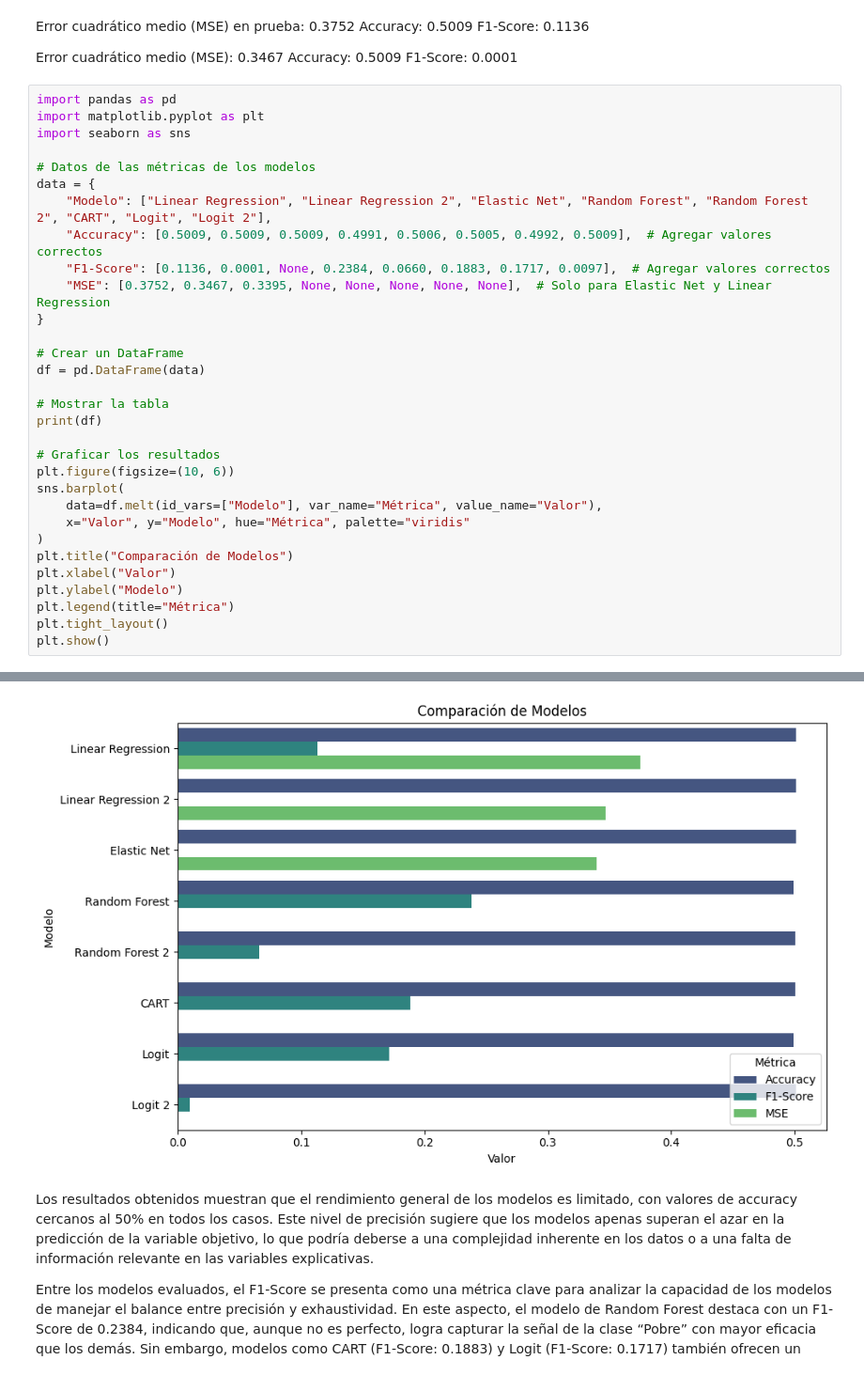
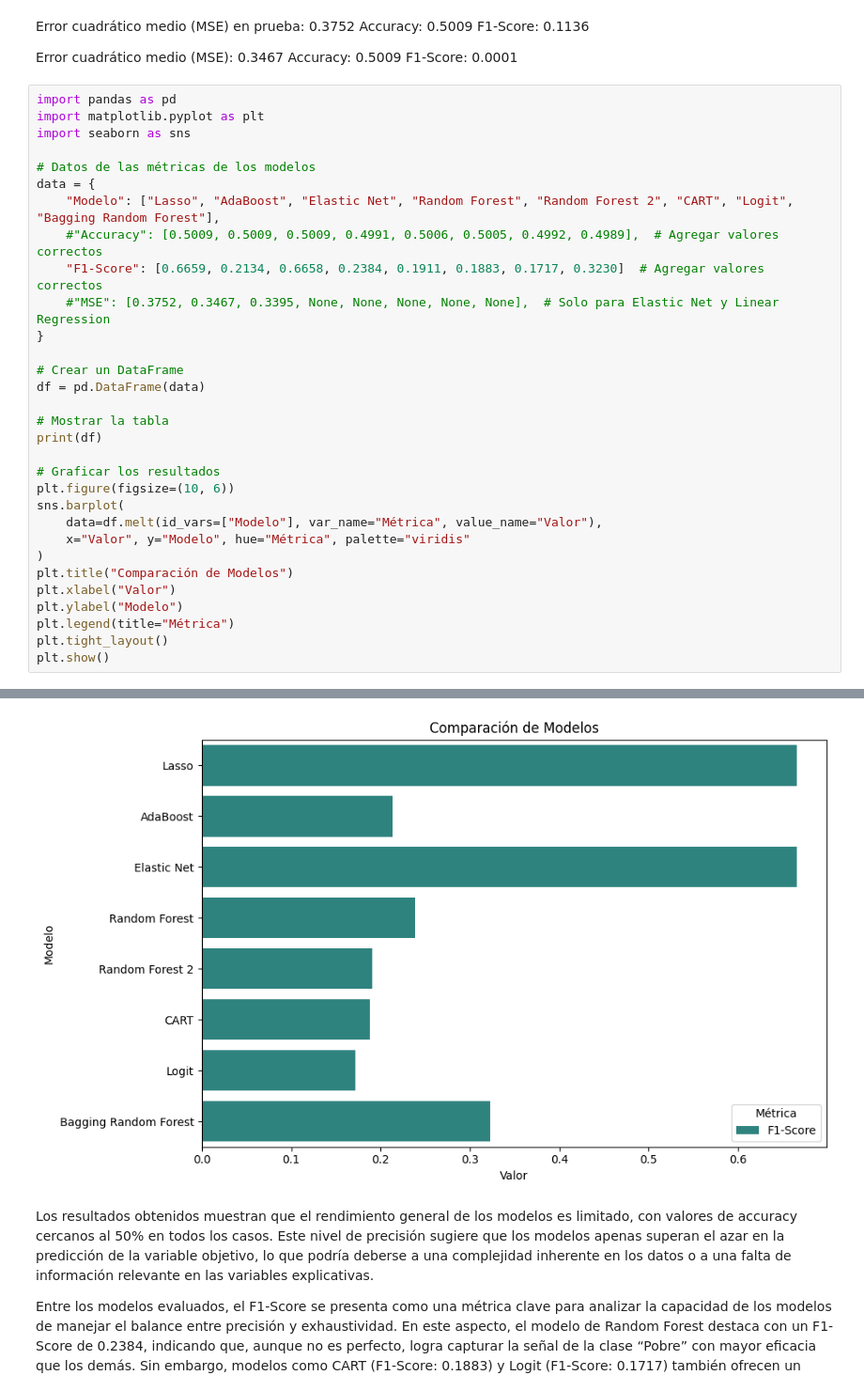
Before and after one commit to dipla70/ML-TP2, a Jupyter notebook: problem_set2.ipynb, the cells around one changed output, grey strips where cells are left out. Shown at 94% size. Saved outputs shown, nothing was run; the diff lists cells and outputs as text.

```diff
--- a/problem_set2.ipynb
+++ b/problem_set2.ipynb
@@ -1205,10 +1833,10 @@ import seaborn as sns
 
 # Datos de las métricas de los modelos
 data = {
-    "Modelo": ["Linear Regression", "Linear Regression 2", "Elastic Net", "Random Forest", "Random Forest 2", "CART", "Logit", "Logit 2"],
-    "Accuracy": [0.5009, 0.5009, 0.5009, 0.4991, 0.5006, 0.5005, 0.4992, 0.5009],  # Agregar valores correctos
-    "F1-Score": [0.1136, 0.0001, None, 0.2384, 0.0660, 0.1883, 0.1717, 0.0097],  # Agregar valores correctos
-    "MSE": [0.3752, 0.3467, 0.3395, None, None, None, None, None],  # Solo para Elastic Net y Linear Regression
+    "Modelo": ["Lasso", "AdaBoost", "Elastic Net", "Random Forest", "Random Forest 2", "CART", "Logit", "Bagging Random Forest"],
+    #"Accuracy": [0.5009, 0.5009, 0.5009, 0.4991, 0.5006, 0.5005, 0.4992, 0.4989],  # Agregar valores correctos
+    "F1-Score": [0.6659, 0.2134, 0.6658, 0.2384, 0.1911, 0.1883, 0.1717, 0.3230]  # Agregar valores correctos
+    #"MSE": [0.3752, 0.3467, 0.3395, None, None, None, None, None],  # Solo para Elastic Net y Linear Regression
 }
 
 # Crear un DataFrame
@@ -1242,4 +1870,4 @@ plt.show()
-[figure, old version]
+[figure, new version]
 # %% [markdown]
 Los resultados obtenidos muestran que el rendimiento general de los modelos es limitado, con valores de accuracy cercanos al 50% en todos los casos. Este nivel de precisión sugiere que los modelos apenas superan el azar en la predicción de la variable objetivo, lo que podría deberse a una complejidad inherente en los datos o a una falta de información relevante en las variables explicativas.
 
```
Also changed, not shown: parts of 70 cells of this notebook, 11 other files.
